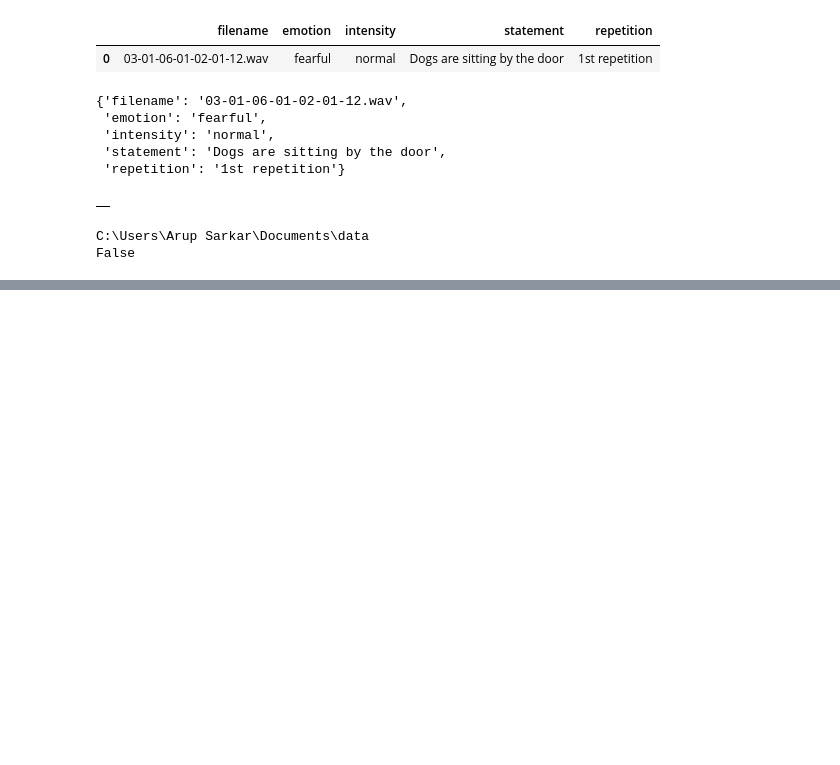
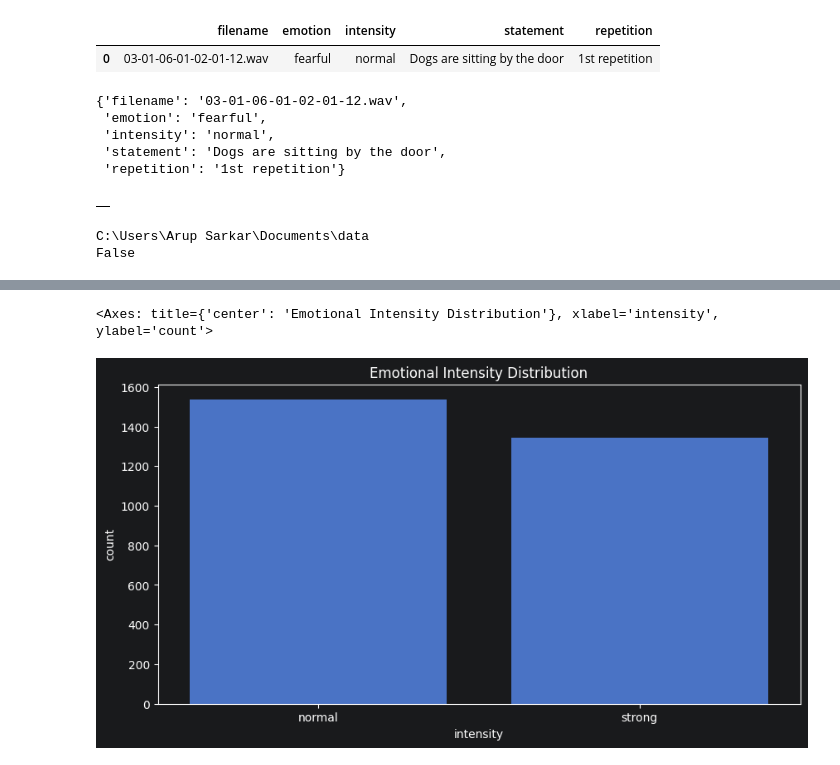
Before and after one commit to aviksarkar0204-stack/EmoWave-, a Jupyter notebook: Notebook/01_exploration.ipynb, the cells around one changed output, grey strips where cells are left out. Saved outputs shown, nothing was run; the diff lists cells and outputs as text; code cells hidden in the pictures; blank space fills up the shorter version.

```diff
--- a/Notebook/01_exploration.ipynb
+++ b/Notebook/01_exploration.ipynb
@@ -89,0 +131,7 @@ False
+# %%
+plt.figure(figsize=(10, 5))
+plt.title("Emotional Intensity Distribution")
+sns.countplot(x='intensity',data=df)
+# %% [output]
+<Axes: title={'center': 'Emotional Intensity Distribution'}, xlabel='intensity', ylabel='count'>
+[figure, added]
```
Also changed, not shown: parts of 7 cells of this notebook.
